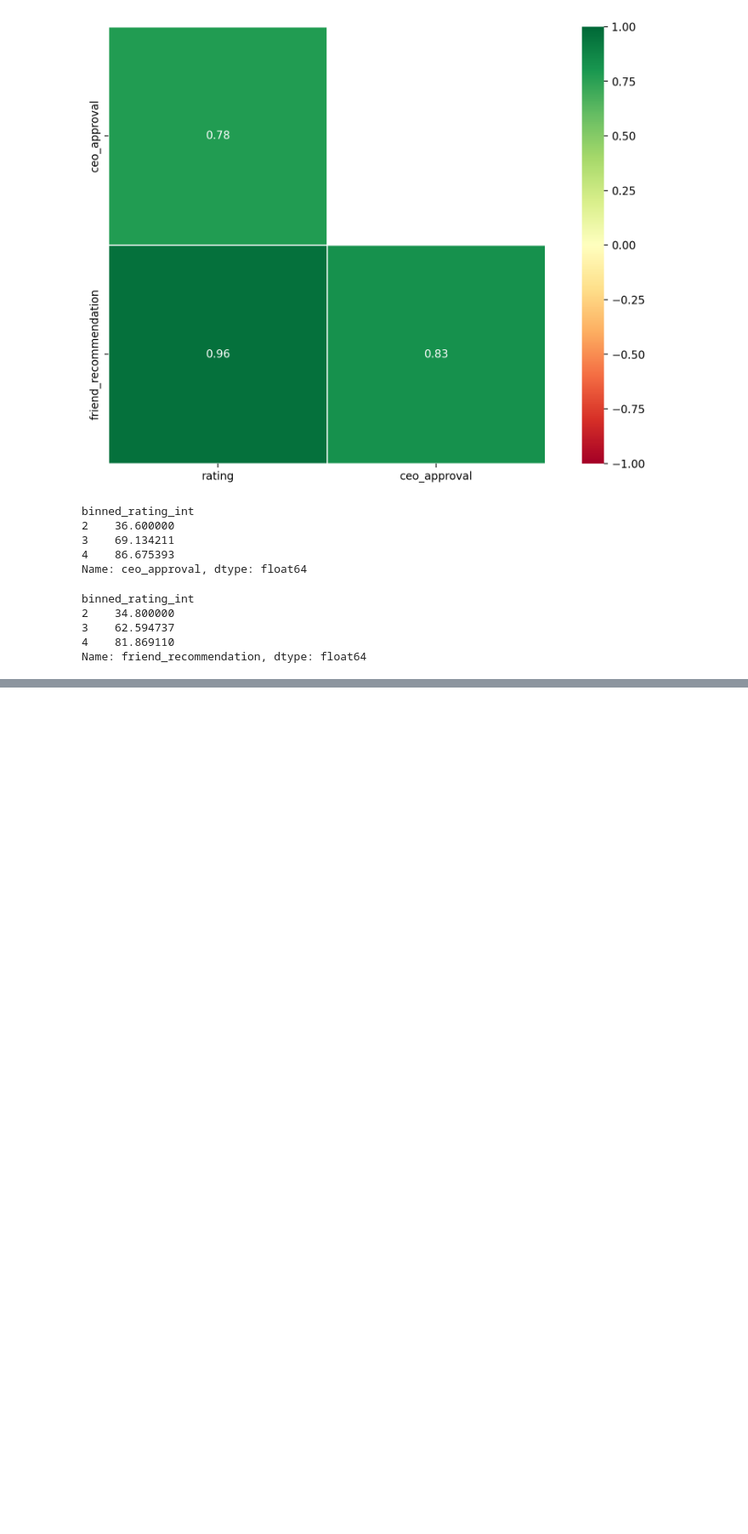
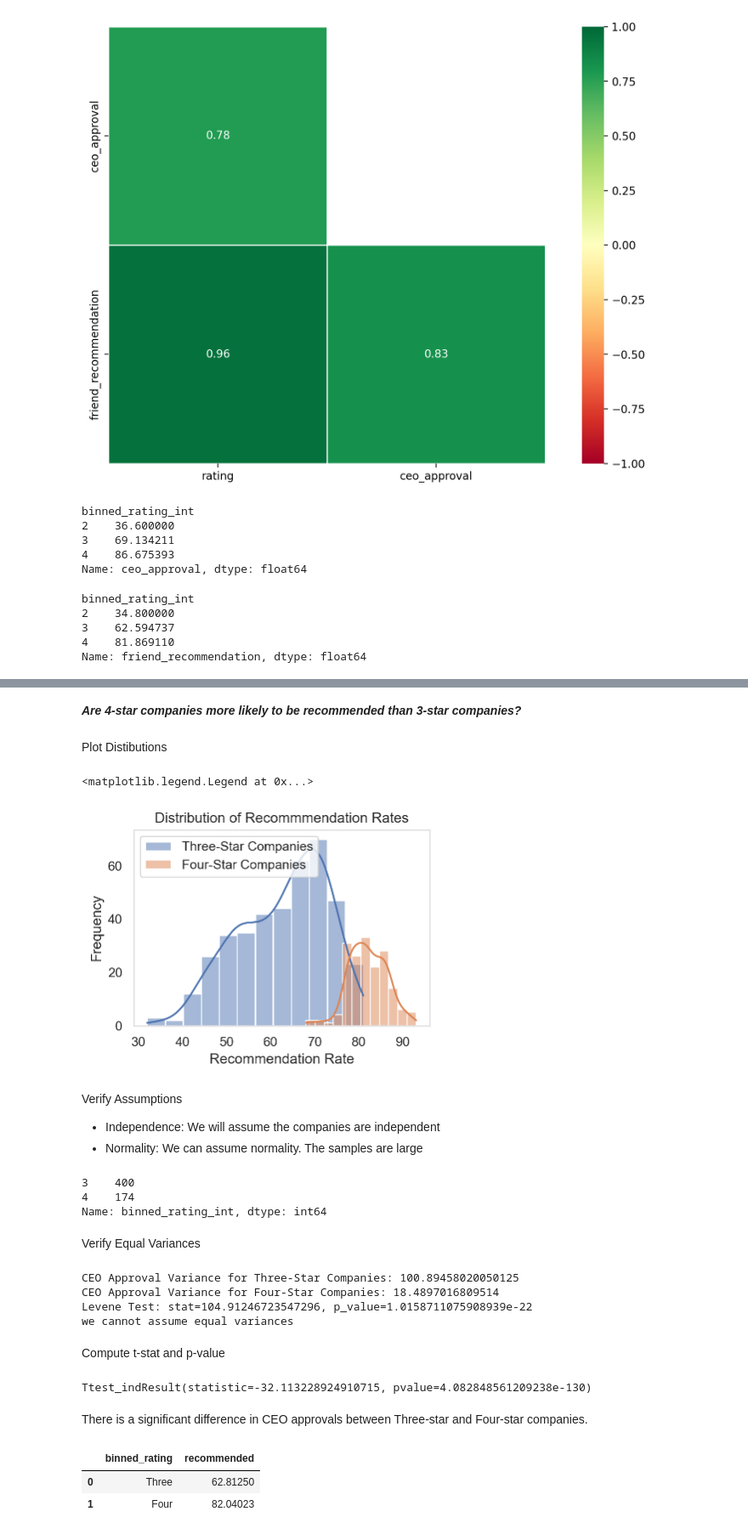
Before and after one commit to glassdoorstars/glassdoor-rating-predictions, a Jupyter notebook: Martin/Explore.ipynb, the cells around one changed output, grey strips where cells are left out. Shown at 85% size. Drawn from its saved outputs; the diff is of its cells as text; code cells hidden in the pictures; blank space fills up the shorter version.

```diff
--- a/Martin/Explore.ipynb
+++ b/Martin/Explore.ipynb
@@ -147,0 +262,70 @@ def generate_ngrams(text, ):
+# %% [markdown]
+***Are 4-star companies more likely to be recommended than 3-star companies?***
+# %% [markdown]
+Plot Distibutions
+# %%
+plt.figure(figsize=(4.5,3))
+# Plot histogram for Sample 1
+sns.histplot(train[train['binned_rating_int']==3]['recommended'],
+             kde=True, alpha=0.5, label="Three-Star Companies")
+
+# Plot histogram for Sample 2
+sns.histplot(train[train['binned_rating_int']==4]['recommended'],
+             kde=True, alpha=0.5, label="Four-Star Companies")
+
+# Add labels and title to the plot
+plt.xlabel('Recommendation Rate')
+plt.ylabel('Frequency')
+plt.title('Distribution of Recommmendation Rates')
+
+# Add legend
+plt.legend()
+# %% [output]
+<matplotlib.legend.Legend at 0x...>
+[figure, added]
+# %% [markdown]
+Verify Assumptions
+
+- Independence: We will assume the companies are independent
+- Normality: We can assume normality. The samples are large
+# %%
+train['binned_rating_int'].value_counts()[:2]
+# %% [output]
+3    400
+4    174
+Name: binned_rating_int, dtype: int64
+# %% [markdown]
+Verify Equal Variances
+# %%
+print(f"CEO Approval Variance for Three-Star Companies: {train[train['binned_rating_int']==3]['recommended'].var()}")
+print(f"CEO Approval Variance for Four-Star Companies: {train[train['binned_rating_int']==4]['recommended'].var()}")
+
+# Levene test
+stat, p_levene = stats.levene(train[train['binned_rating_int']==3]['recommended'],
+                              train[train['binned_rating_int']==4]['recommended'])
+print(f'Levene Test: stat={stat}, p_value={p_levene}')
+if p_levene < .05:
+    print('we cannot assume equal variances')
+else:
+    print('we will assume equal variances')
+# %% [output]
+CEO Approval Variance for Three-Star Companies: 100.89458020050125
+CEO Approval Variance for Four-Star Companies: 18.4897016809514
+Levene Test: stat=104.91246723547296, p_value=1.0158711075908939e-22
+we cannot assume equal variances
+# %% [markdown]
+Compute t-stat and p-value
+# %%
+stats.ttest_ind(train[train['binned_rating_int']==3]['recommended'],
+                train[train['binned_rating_int']==4]['recommended'],
+                equal_var=False)
+# %% [output]
+Ttest_indResult(statistic=-32.113228924910715, pvalue=4.082848561209238e-130)
+# %% [markdown]
+There is a significant difference in CEO approvals between Three-star and Four-star companies.
+# %%
+train.groupby('binned_rating')['recommended'].mean()[1:].reset_index()
+# %% [output]
+|  | binned_rating | recommended |
+| 0 | Three | 62.81250 |
+| 1 | Four | 82.04023 |
```
Also changed, not shown: parts of 19 cells of this notebook, 2 other files.
